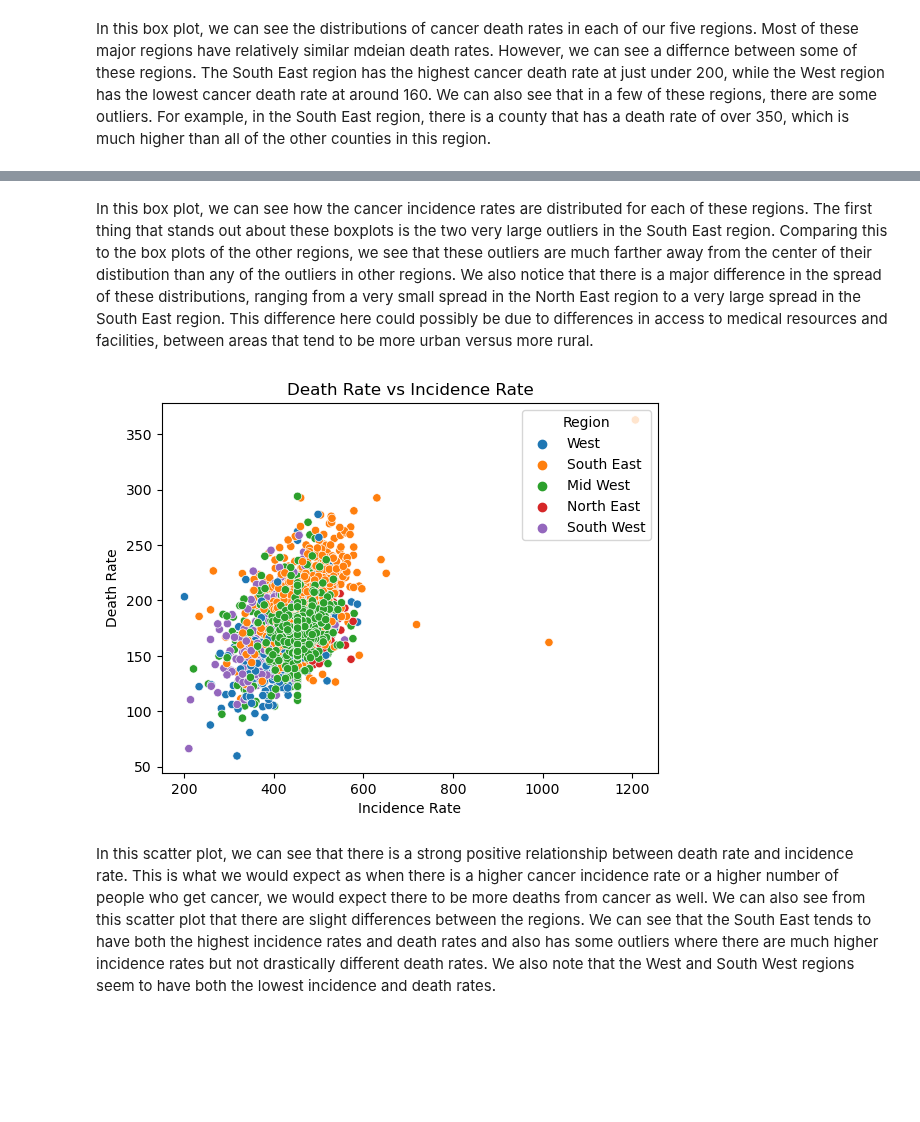
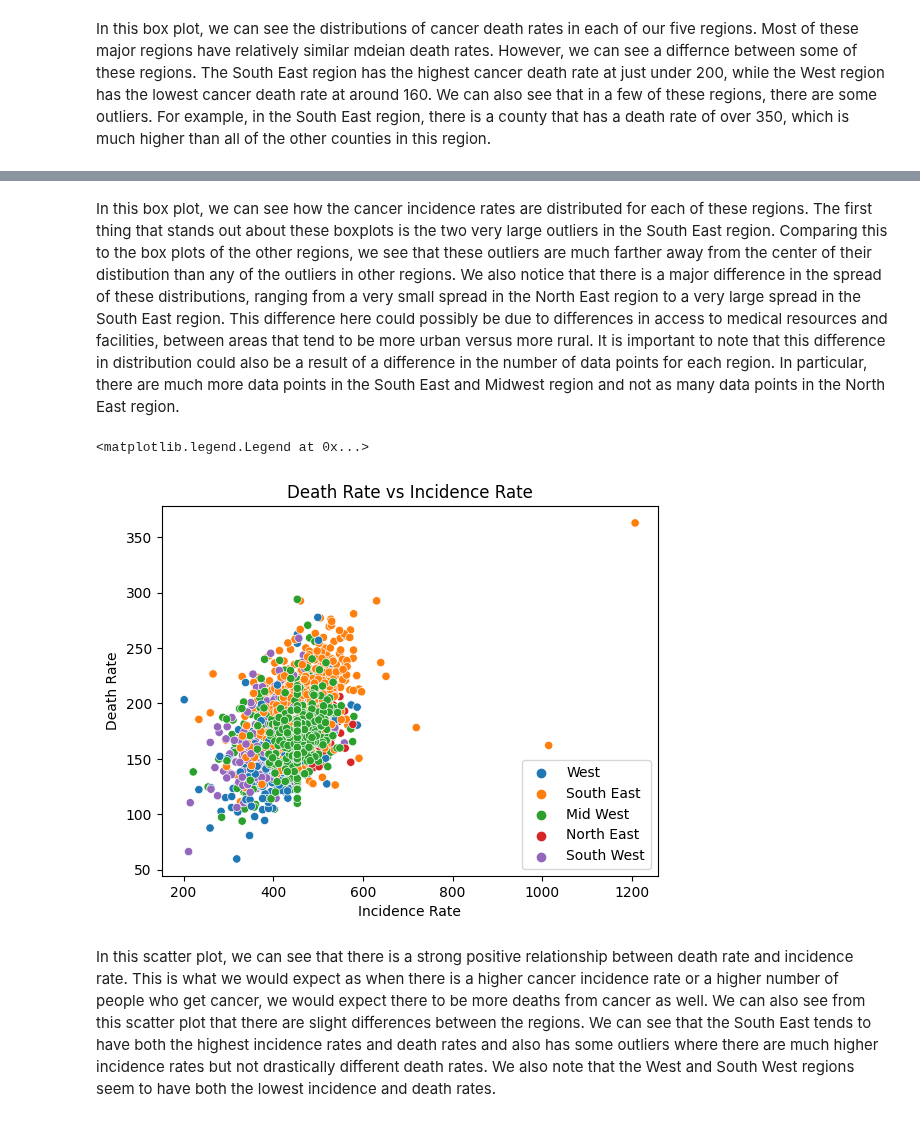
Before and after one commit to caseyhild/Data-Science-For-Cancer-Analysis, a Jupyter notebook: EDACheckpointGroup_Sp23_Casey_s_Group.ipynb, the cells around one changed output, grey strips where cells are left out. Cells and saved outputs as stored; diff of their text form; code cells hidden in the pictures; blank space fills up the shorter version.

```diff
--- a/EDACheckpointGroup_Sp23_Casey_s_Group.ipynb
+++ b/EDACheckpointGroup_Sp23_Casey_s_Group.ipynb
@@ -299,12 +310,14 @@ plt.title("Cancer Incidence Rate Distributions By Region")
 Text(0.5, 1.0, 'Cancer Incidence Rate Distributions By Region')
 [figure]
 # %% [markdown]
-In this box plot, we can see how the cancer incidence rates are distributed for each of these regions. The first thing that stands out about these boxplots is the two very large outliers in the South East region. Comparing this to the box plots of the other regions, we see that these outliers are much farther away from the center of their distibution than any of the outliers in other regions. We also notice that there is a major difference in the spread of these distributions, ranging from a very small spread in the North East region to a very large spread in the South East region. This difference here could possibly be due to differences in access to medical resources and facilities, between areas that tend to be more urban versus more rural.
+In this box plot, we can see how the cancer incidence rates are distributed for each of these regions. The first thing that stands out about these boxplots is the two very large outliers in the South East region. Comparing this to the box plots of the other regions, we see that these outliers are much farther away from the center of their distibution than any of the outliers in other regions. We also notice that there is a major difference in the spread of these distributions, ranging from a very small spread in the North East region to a very large spread in the South East region. This difference here could possibly be due to differences in access to medical resources and facilities, between areas that tend to be more urban versus more rural. It is important to note that this difference in distribution could also be a result of a difference in the number of data points for each region. In particular, there are much more data points in the South East and Midwest region and not as many data points in the North East region.
 # %%
 sns.scatterplot(x='Incidence Rate', y='Death Rate', hue='Region', data=df)
 plt.title('Death Rate vs Incidence Rate');
+plt.legend()
 # %% [output]
+<matplotlib.legend.Legend at 0x...>
-[figure, old version]
+[figure, new version]
 # %% [markdown]
 In this scatter plot, we can see that there is a strong positive relationship between death rate and incidence rate. This is what we would expect as when there is a higher cancer incidence rate or a higher number of people who get cancer, we would expect there to be more deaths from cancer as well. We can also see from this scatter plot that there are slight differences between the regions. We can see that the South East tends to have both the highest incidence rates and death rates and also has some outliers where there are much higher incidence rates but not drastically different death rates. We also note that the West and South West regions seem to have both the lowest incidence and death rates.
 # %%
```
Also changed, not shown: parts of 4 cells of this notebook.
